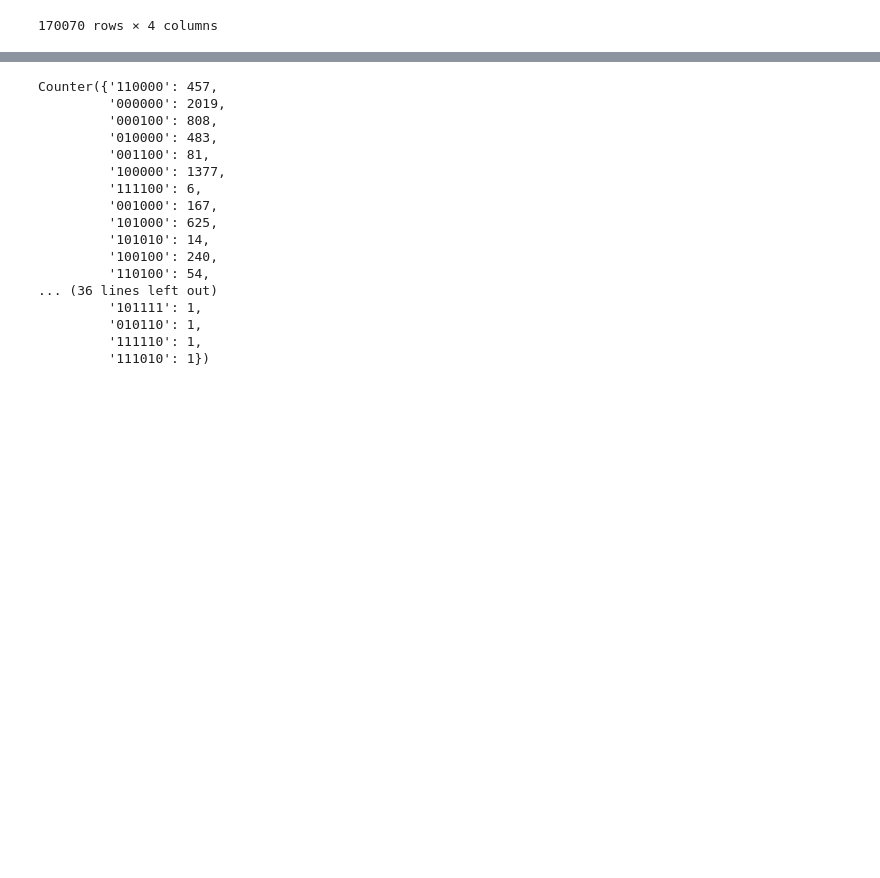
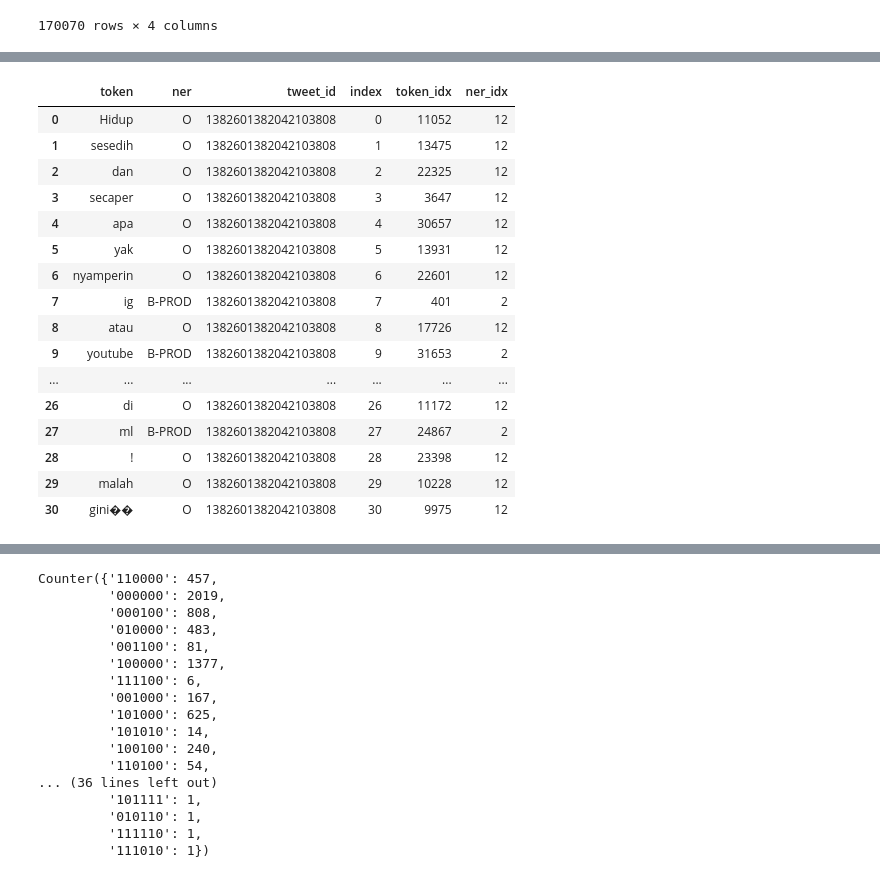
Before and after one commit to anwarfarihin/ner-idn-tweet, a Jupyter notebook: Model/data_process.ipynb, the cells around one changed output, grey strips where cells are left out. Cells and saved outputs as stored; diff of their text form; code cells hidden in the pictures; blank space fills up the shorter version.

```diff
--- a/Model/data_process.ipynb
+++ b/Model/data_process.ipynb
@@ -102 +95,21 @@ data_group.head()
+# %%
+data[data.tweet_id==1382601382042103808]
+# %% [output]
+|  | token | ner | tweet_id | index | token_idx | ner_idx |
+| 0 | Hidup | O | 1382601382042103808 | 0 | 11052 | 12 |
+| 1 | sesedih | O | 1382601382042103808 | 1 | 13475 | 12 |
+| 2 | dan | O | 1382601382042103808 | 2 | 22325 | 12 |
+| 3 | secaper | O | 1382601382042103808 | 3 | 3647 | 12 |
+| 4 | apa | O | 1382601382042103808 | 4 | 30657 | 12 |
+| 5 | yak | O | 1382601382042103808 | 5 | 13931 | 12 |
+| 6 | nyamperin | O | 1382601382042103808 | 6 | 22601 | 12 |
+| 7 | ig | B-PROD | 1382601382042103808 | 7 | 401 | 2 |
+| 8 | atau | O | 1382601382042103808 | 8 | 17726 | 12 |
+| 9 | youtube | B-PROD | 1382601382042103808 | 9 | 31653 | 2 |
+| ... | ... | ... | ... | ... | ... | ... |
+| 26 | di | O | 1382601382042103808 | 26 | 11172 | 12 |
+| 27 | ml | B-PROD | 1382601382042103808 | 27 | 24867 | 2 |
+| 28 | ! | O | 1382601382042103808 | 28 | 23398 | 12 |
+| 29 | malah | O | 1382601382042103808 | 29 | 10228 | 12 |
+| 30 | gini�� | O | 1382601382042103808 | 30 | 9975 | 12 |
 # %%
```
Also changed, not shown: parts of 24 cells of this notebook, 5 other files.
